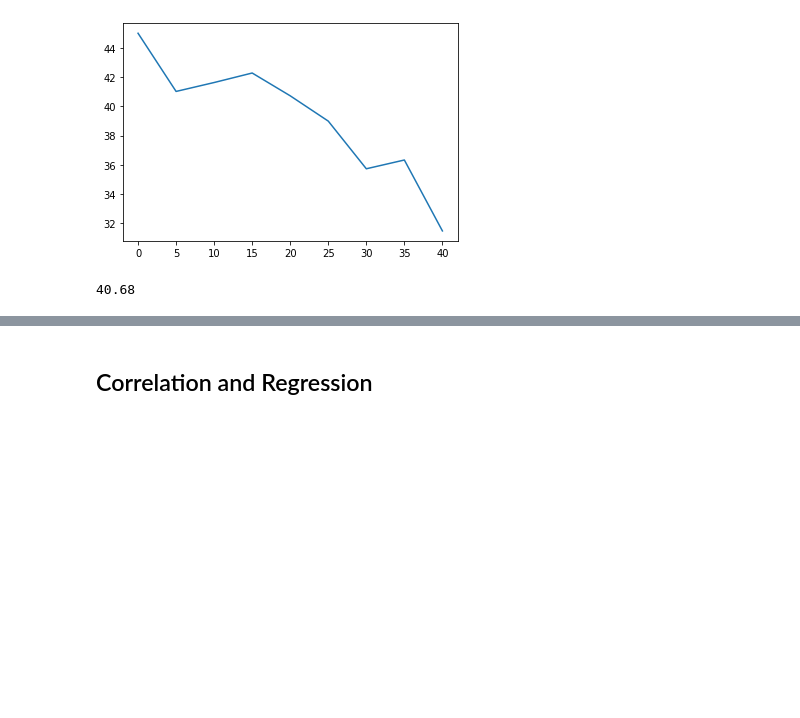
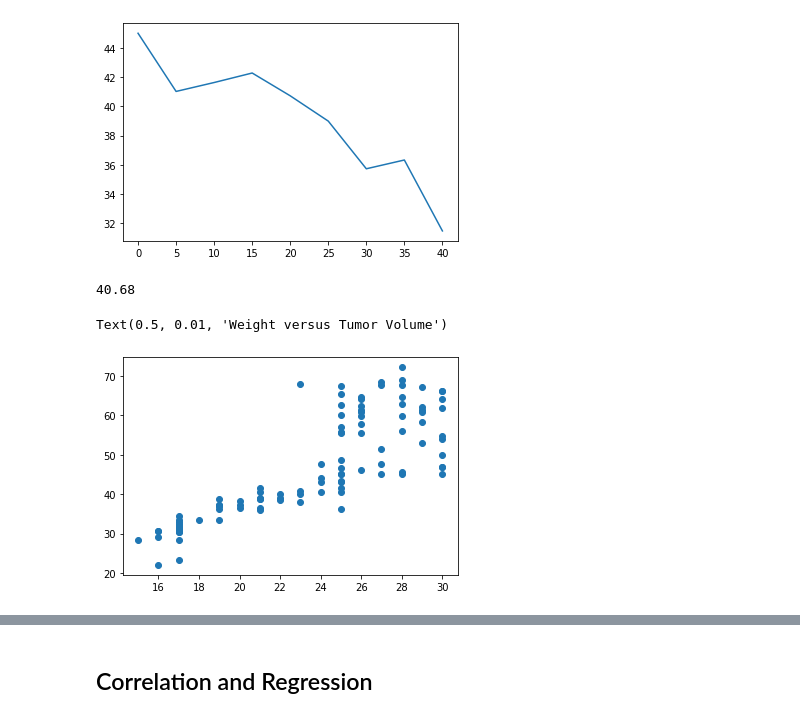
Before and after one commit to brookecrofts/BCHomework, a Jupyter notebook: Pymaceuticals/pymaceuticals_starter-Copy1.ipynb, the cells around one changed output, grey strips where cells are left out. Drawn from its saved outputs; the diff is of its cells as text; code cells hidden in the pictures; blank space fills up the shorter version.

```diff
--- a/Pymaceuticals/pymaceuticals_starter-Copy1.ipynb
+++ b/Pymaceuticals/pymaceuticals_starter-Copy1.ipynb
@@ -355,6 +371,17 @@ avg_cap = round(d_cap['Tumor Volume (mm3)'].mean(),2)
 avg_cap
 # %% [output]
 40.68
+# %%
+# Generate a scatter plot of mouse weight versus average tumor volume for the Capomulin regimen
+
+plt.scatter(last_timepoint["Weight (g)"], last_timepoint["Tumor Volume (mm3)"], marker="o")
+fig.text(0.5, 0.01, 'Weight versus Tumor Volume', ha='center', va='center')
+# plt.ylabel('Tumor Volume')
+# plt.xlabel('Weight')
+# plt.grid(True)
+# %% [output]
+Text(0.5, 0.01, 'Weight versus Tumor Volume')
+[figure, added]
 # %%
 # Generate a scatter plot of mouse weight versus average tumor volume for the Capomulin regimen
 x_limit = 100
```
Also changed, not shown: parts of 6 cells of this notebook.
